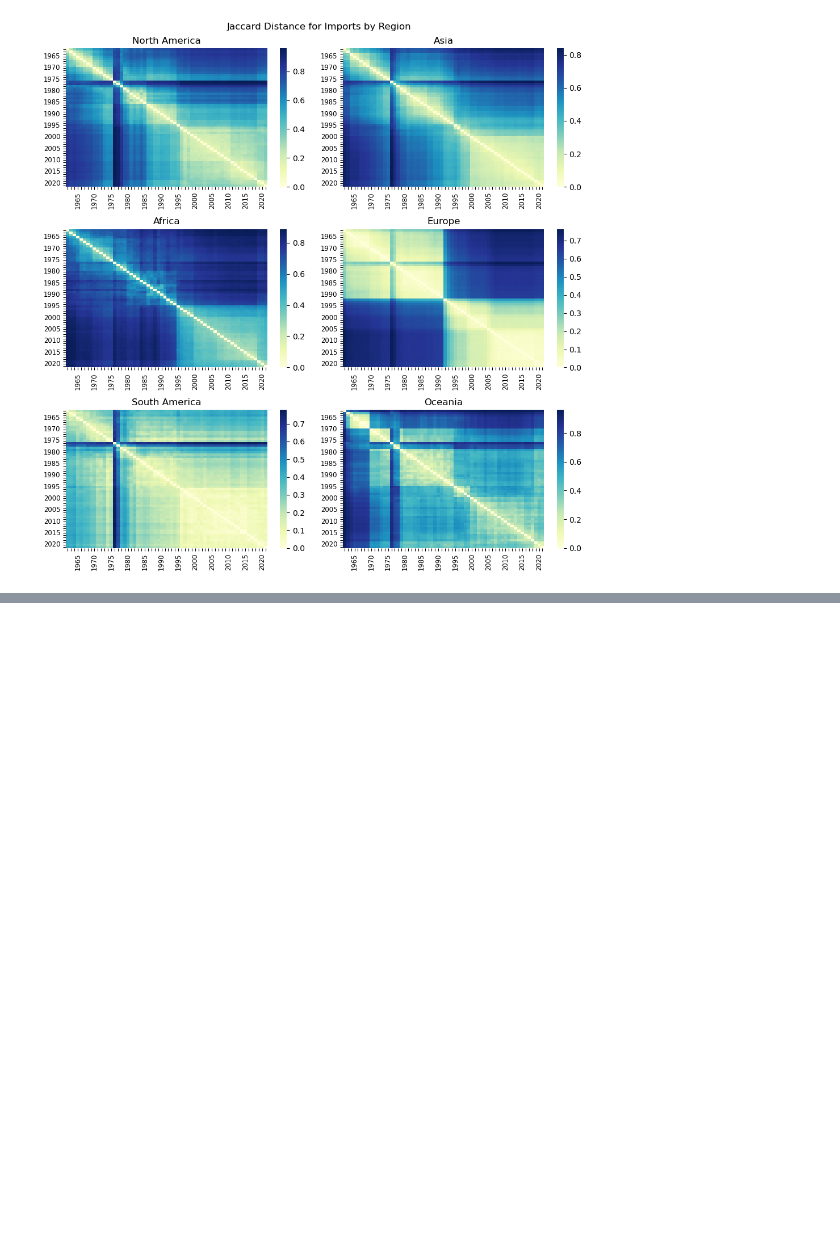
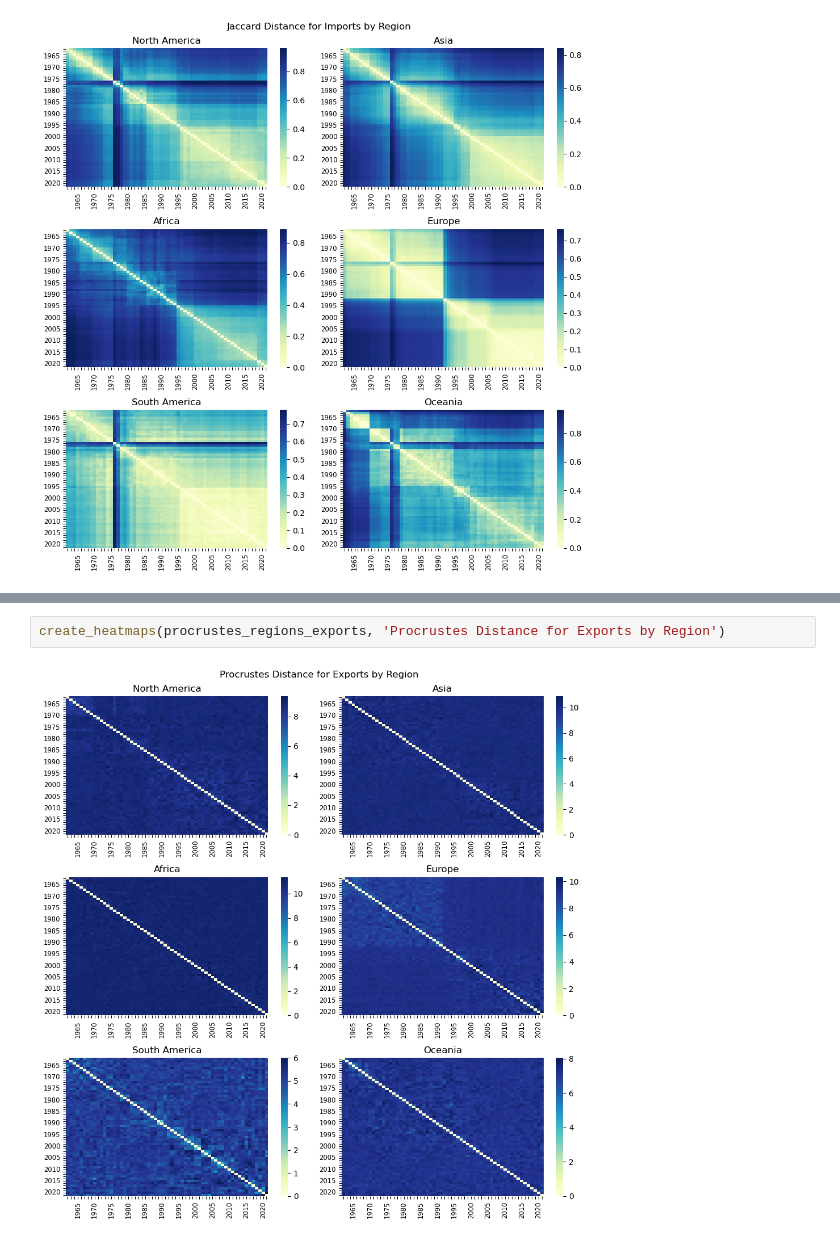
Before and after one commit to soschuetze/Trade-GNN-ChangePoint, a Jupyter notebook: network_exploration.ipynb, the cells around one changed output, grey strips where cells are left out. Drawn from its saved outputs; the diff is of its cells as text; blank space fills up the shorter version.

```diff
--- a/network_exploration.ipynb
+++ b/network_exploration.ipynb
@@ -589,0 +674,4 @@ create_heatmaps(jaccard_regions_imports, 'Jaccard Distance for Imports by Region
+# %%
+create_heatmaps(procrustes_regions_exports, 'Procrustes Distance for Exports by Region')
+# %% [output]
+[figure, added]
```
Also changed, not shown: parts of 14 cells of this notebook.
